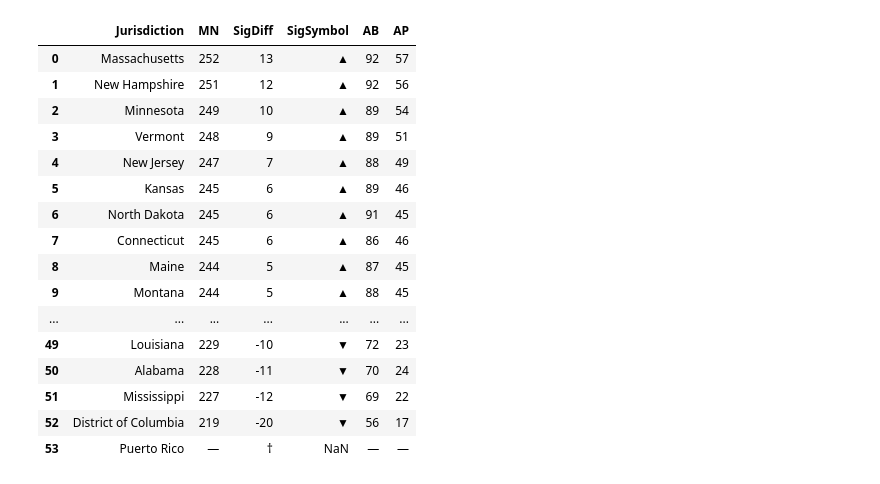
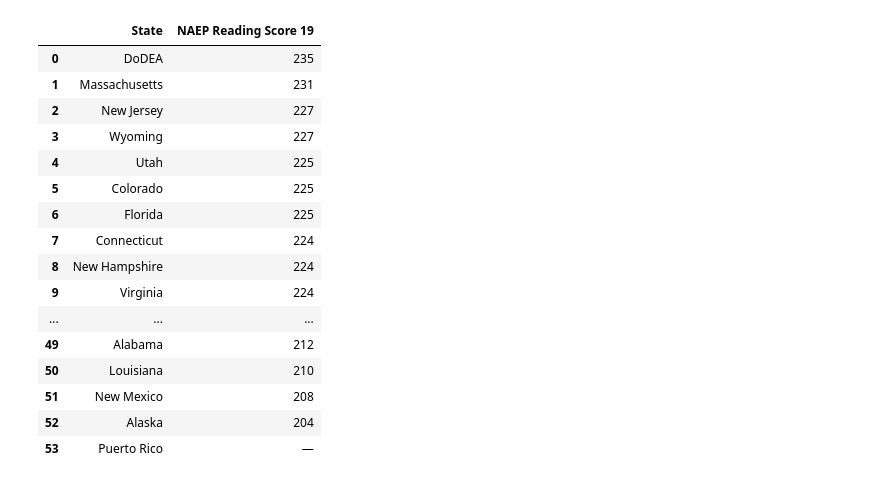
Before and after one commit to josh-acampado/dumbledores_platoon, a Jupyter notebook: National_test_scores.ipynb, the cells around one changed output. Saved outputs shown, nothing was run; the diff lists cells and outputs as text; code cells hidden in the pictures.

Commit message:
Cleaned and renamed dfs

```diff
--- a/National_test_scores.ipynb
+++ b/National_test_scores.ipynb
@@ -35,24 +94,40 @@ reading_19_df = pd.DataFrame(reading_19)
+# %%
+#rename column to include year, change Jurisdiction to State
+#math
+math_09_df.rename(columns = {'Jurisdiction' : 'State', 'MN' : 'NAEP Math Score 09'})
+math_11_df.rename(columns = {'Jurisdiction' : 'State', 'MN' : 'NAEP Math Score 11'})
+math_13_df.rename(columns = {'Jurisdiction' : 'State', 'MN' : 'NAEP Math Score 13'})
+math_15_df.rename(columns = {'Jurisdiction' : 'State', 'MN' : 'NAEP Math Score 15'})
+math_17_df.rename(columns = {'Jurisdiction' : 'State', 'MN' : 'NAEP Math Score 17'})
+math_19_df.rename(columns = {'Jurisdiction' : 'State', 'MN' : 'NAEP Math Score 19'})
+
+#reading
+reading_09_df.rename(columns = {'Jurisdiction' : 'State', 'MN' : 'NAEP Reading Score 09'})
+reading_11_df.rename(columns = {'Jurisdiction' : 'State', 'MN' : 'NAEP Reading Score 11'})
+reading_13_df.rename(columns = {'Jurisdiction' : 'State', 'MN' : 'NAEP Reading Score 13'})
+reading_15_df.rename(columns = {'Jurisdiction' : 'State', 'MN' : 'NAEP Reading Score 15'})
+reading_17_df.rename(columns = {'Jurisdiction' : 'State', 'MN' : 'NAEP Reading Score 17'})
+reading_19_df.rename(columns = {'Jurisdiction' : 'State', 'MN' : 'NAEP Reading Score 19'})
+# %% [output]
+|  | State | NAEP Reading Score 19 |
+| 0 | DoDEA | 235 |
+| 1 | Massachusetts | 231 |
+| 2 | New Jersey | 227 |
+| 3 | Wyoming | 227 |
+| 4 | Utah | 225 |
+| 5 | Colorado | 225 |
+| 6 | Florida | 225 |
+| 7 | Connecticut | 224 |
+| 8 | New Hampshire | 224 |
+| 9 | Virginia | 224 |
+| ... | ... | ... |
+| 49 | Alabama | 212 |
+| 50 | Louisiana | 210 |
+| 51 | New Mexico | 208 |
+| 52 | Alaska | 204 |
+| 53 | Puerto Rico | — |
 # %%
 # Combine all CSV files
-math_09_df
-# %% [output]
-|  | Jurisdiction | MN | SigDiff | SigSymbol | AB | AP |
-| 0 | Massachusetts | 252 | 13 | ▲ | 92 | 57 |
-| 1 | New Hampshire | 251 | 12 | ▲ | 92 | 56 |
-| 2 | Minnesota | 249 | 10 | ▲ | 89 | 54 |
-| 3 | Vermont | 248 | 9 | ▲ | 89 | 51 |
-| 4 | New Jersey | 247 | 7 | ▲ | 88 | 49 |
-| 5 | Kansas | 245 | 6 | ▲ | 89 | 46 |
-| 6 | North Dakota | 245 | 6 | ▲ | 91 | 45 |
-| 7 | Connecticut | 245 | 6 | ▲ | 86 | 46 |
-| 8 | Maine | 244 | 5 | ▲ | 87 | 45 |
-| 9 | Montana | 244 | 5 | ▲ | 88 | 45 |
-| ... | ... | ... | ... | ... | ... | ... |
-| 49 | Louisiana | 229 | -10 | ▼ | 72 | 23 |
-| 50 | Alabama | 228 | -11 | ▼ | 70 | 24 |
-| 51 | Mississippi | 227 | -12 | ▼ | 69 | 22 |
-| 52 | District of Columbia | 219 | -20 | ▼ | 56 | 17 |
-| 53 | Puerto Rico | — | † | NaN | — | — |
 # %%
 # Change the COlumn Headings
 # Examples: Jurisdiction--> State, MN-->  Etc.
```
Also changed, not shown: parts of 3 cells of this notebook.
